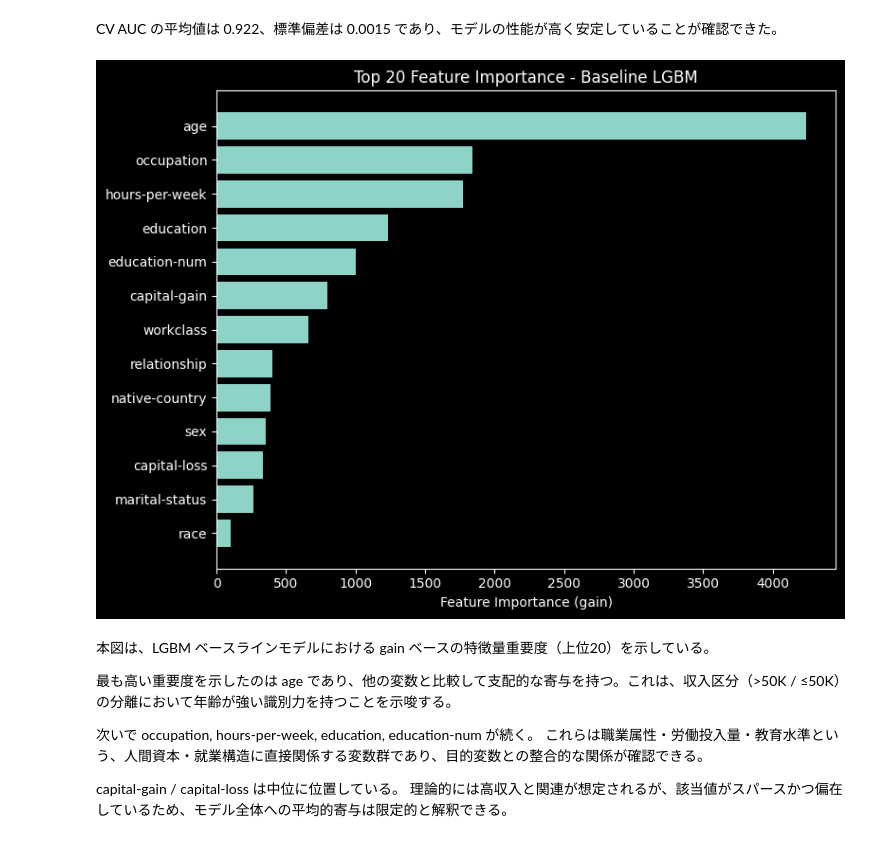
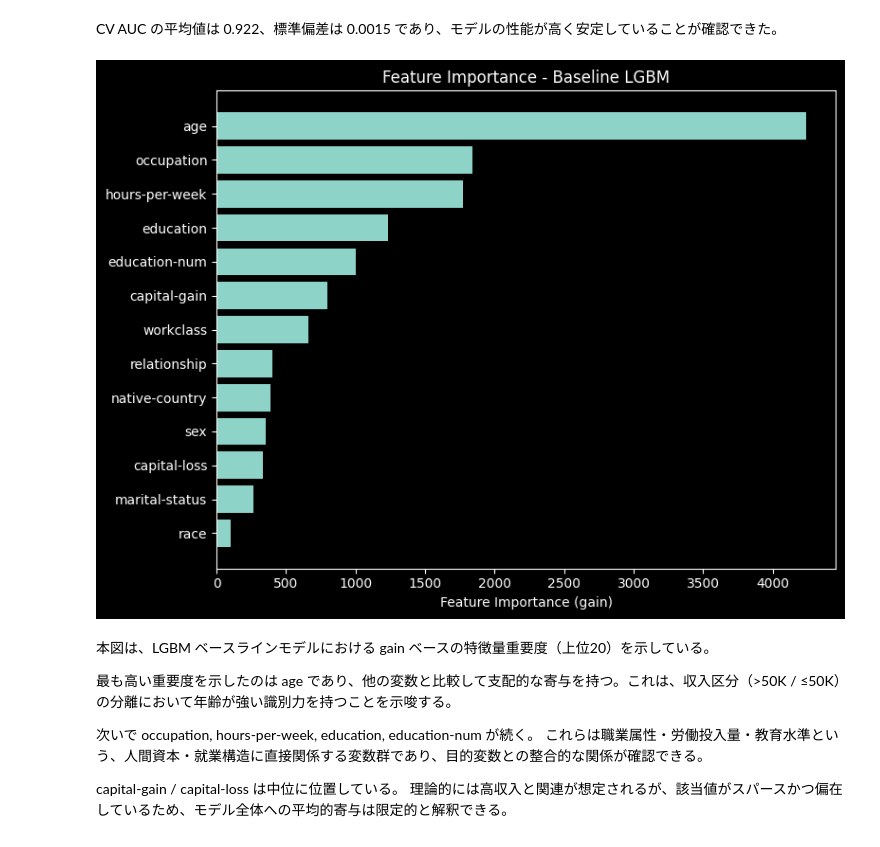
Before and after one commit to do6171129-cell/adult_income_pca_ls_fe, a Jupyter notebook: notebooks/01_lgbm_baseline.ipynb, the cells around one changed output. Drawn from its saved outputs; the diff is of its cells as text; code cells hidden in the pictures.

```diff
--- a/notebooks/01_lgbm_baseline.ipynb
+++ b/notebooks/01_lgbm_baseline.ipynb
@@ -100,27 +100,27 @@ CV AUC の平均値は 0.922、標準偏差は 0.0015 であり、モデルの
 # %%
 # --- データ分割 ---
 X_tr, X_va, y_tr, y_va = train_test_split(X, y_np, test_size=0.2, random_state=42, stratify=y_np)
 
 # --- モデル学習 ---
 model = train_model(X_tr, y_tr, X_va, y_va)  # train_modelは引数4つ
 
 # --- Feature Importance ---
 fi_df = pd.DataFrame({
     "feature": feature_cols,
     "importance": model.feature_importances_  # デフォルトはgain
 }).sort_values("importance", ascending=False).reset_index(drop=True)
 
 print(fi_df.head(20))  # 上位20特徴量確認
 
 # --- 可視化（任意） ---
 plt.figure(figsize=(8,6))
 plt.barh(fi_df["feature"].head(20)[::-1], fi_df["importance"].head(20)[::-1])
 plt.xlabel("Feature Importance (gain)")
-plt.title("Top 20 Feature Importance - Baseline LGBM")
+plt.title("Feature Importance - Baseline LGBM")
 plt.tight_layout()
 plt.show()
 # %% [output]
-[figure, old version]
+[figure, new version]
 # %% [markdown]
 本図は、LGBM ベースラインモデルにおける gain ベースの特徴量重要度（上位20）を示している。
 
```
